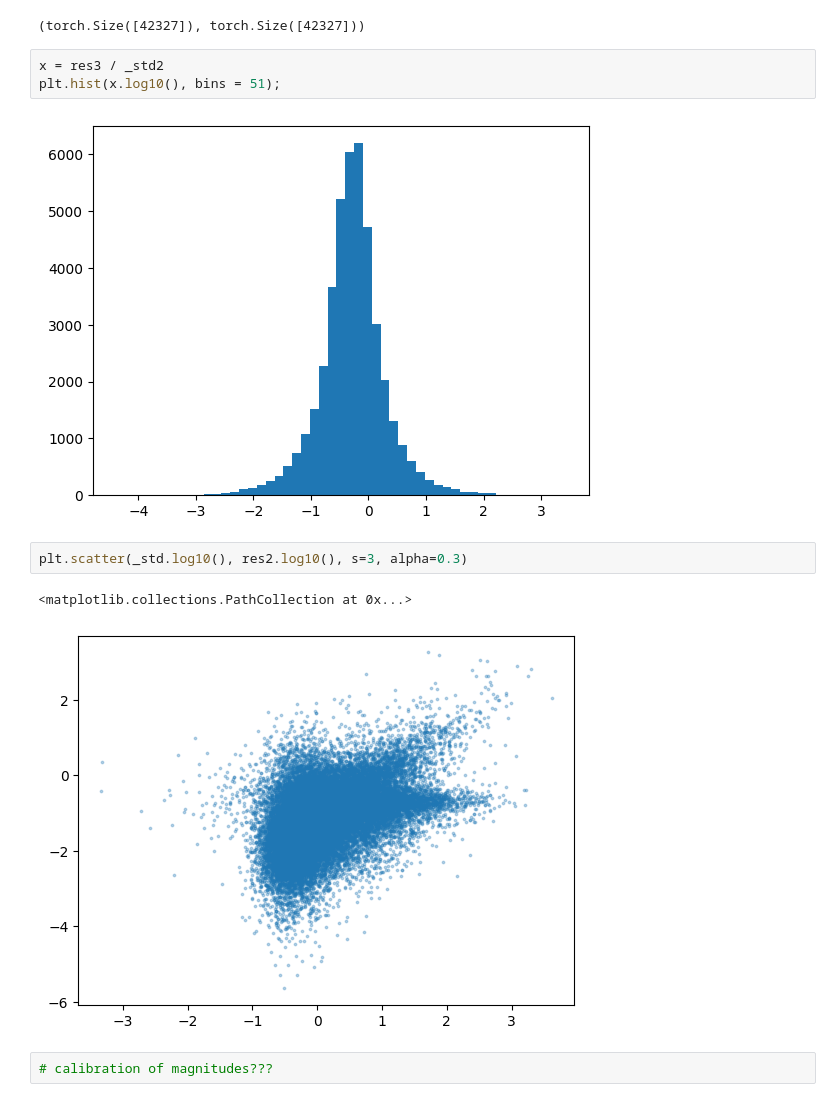
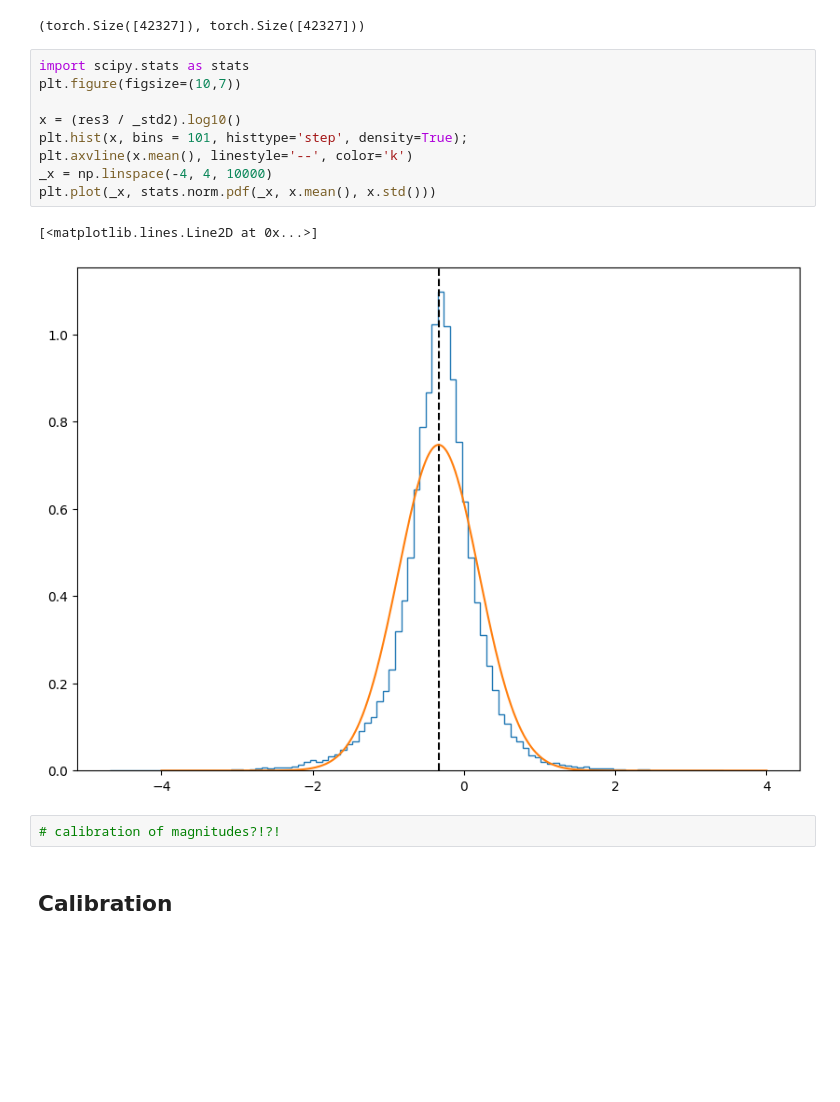
Before and after one commit to ismael-mendoza/bliss, a Jupyter notebook: experiment/notebooks/explore/new-results-sampling1.ipynb, the cells around one changed output. Saved outputs shown, nothing was run; the diff lists cells and outputs as text; blank space fills up the shorter version.

```diff
--- a/experiment/notebooks/explore/new-results-sampling1.ipynb
+++ b/experiment/notebooks/explore/new-results-sampling1.ipynb
@@ -625,15 +630,19 @@ plt.axhline(10**5, color='k')
 res3.shape, _std2.shape
 # %% [output]
 (torch.Size([42327]), torch.Size([42327]))
-# %%
-x = res3 / _std2
-plt.hist(x.log10(), bins = 51);
-# %% [output]
-[figure, removed]
-# %%
-plt.scatter(_std.log10(), res2.log10(), s=3, alpha=0.3)
-# %% [output]
-<matplotlib.collections.PathCollection at 0x...>
-[figure, removed]
+# %%
+import scipy.stats as stats
+plt.figure(figsize=(10,7))
+
+x = (res3 / _std2).log10()
+plt.hist(x, bins = 101, histtype='step', density=True);
+plt.axvline(x.mean(), linestyle='--', color='k')
+_x = np.linspace(-4, 4, 10000)
+plt.plot(_x, stats.norm.pdf(_x, x.mean(), x.std()))
+# %% [output]
+[<matplotlib.lines.Line2D at 0x...>]
+[figure, added]
 # %%
-# calibration of magnitudes???
+# calibration of magnitudes?!?!
+# %% [markdown]
+## Calibration
```
Also changed, not shown: parts of 8 cells of this notebook.
